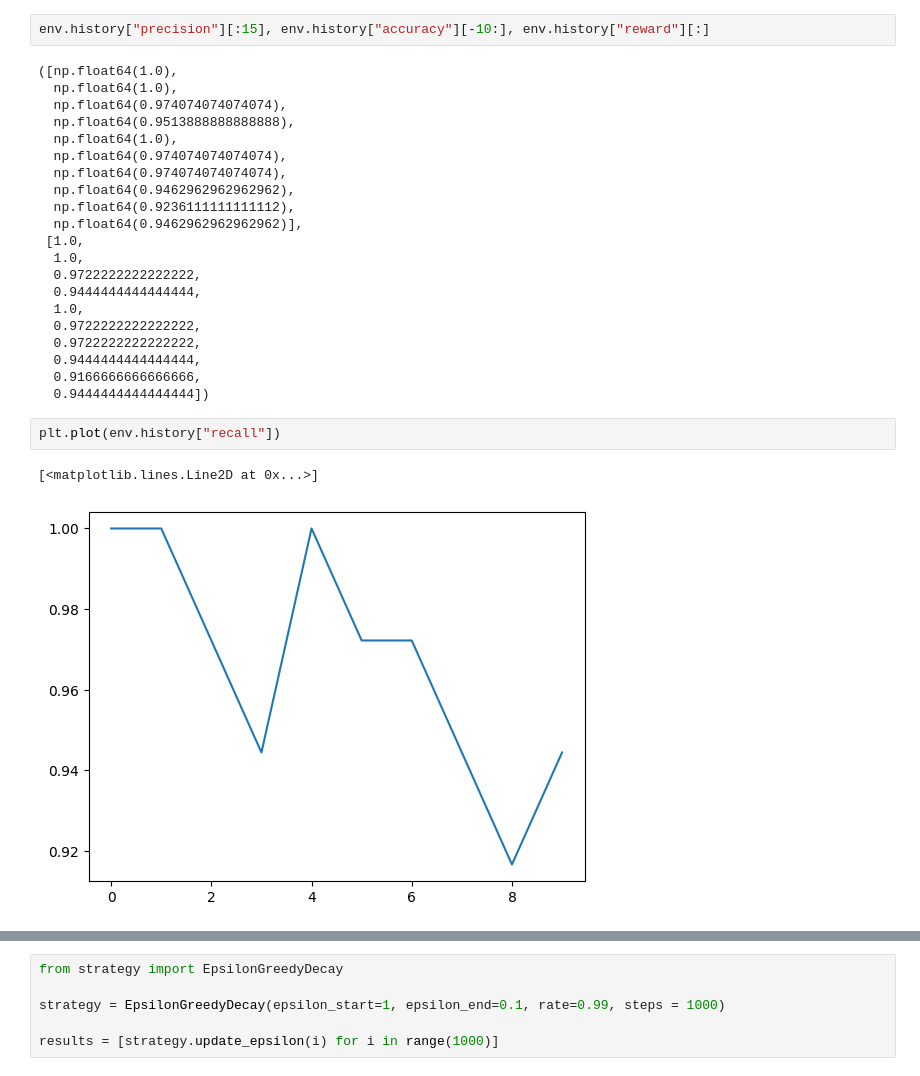
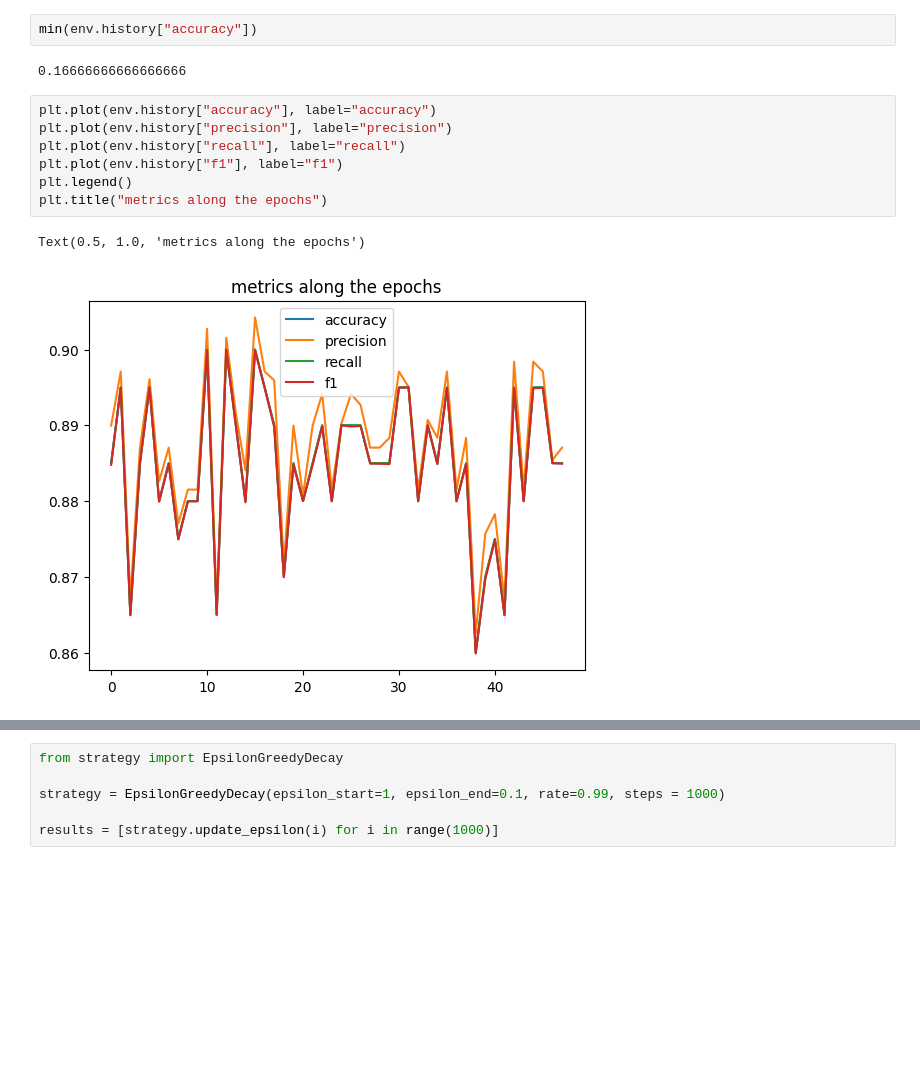
Before and after one commit to LuuSamp/Reinforcement_Learning, a Jupyter notebook: tests.ipynb, the cells around one changed output, grey strips where cells are left out. Cells and saved outputs as stored; diff of their text form; blank space fills up the shorter version.

```diff
--- a/tests.ipynb
+++ b/tests.ipynb
@@ -51,28 +34,14 @@ env.history
-# %%
-env.history["precision"][:15], env.history["accuracy"][-10:], env.history["reward"][:]
-# %% [output]
-([np.float64(1.0),
-  np.float64(1.0),
-  np.float64(0.974074074074074),
-  np.float64(0.9513888888888888),
-  np.float64(1.0),
-  np.float64(0.974074074074074),
-  np.float64(0.974074074074074),
-  np.float64(0.9462962962962962),
-  np.float64(0.9236111111111112),
-  np.float64(0.9462962962962962)],
- [1.0,
-  1.0,
-  0.9722222222222222,
-  0.9444444444444444,
-  1.0,
-  0.9722222222222222,
-  0.9722222222222222,
-  0.9444444444444444,
-  0.9166666666666666,
-  0.9444444444444444])
-# %%
-plt.plot(env.history["recall"])
-# %% [output]
-[<matplotlib.lines.Line2D at 0x...>]
-[figure, removed]
+# %%
+min(env.history["accuracy"])
+# %% [output]
+0.16666666666666666
+# %%
+plt.plot(env.history["accuracy"], label="accuracy")
+plt.plot(env.history["precision"], label="precision")
+plt.plot(env.history["recall"], label="recall")
+plt.plot(env.history["f1"], label="f1")
+plt.legend()
+plt.title("metrics along the epochs")
+# %% [output]
+Text(0.5, 1.0, 'metrics along the epochs')
+[figure, added]
```
Also changed, not shown: parts of 5 cells of this notebook, 3 other files.
